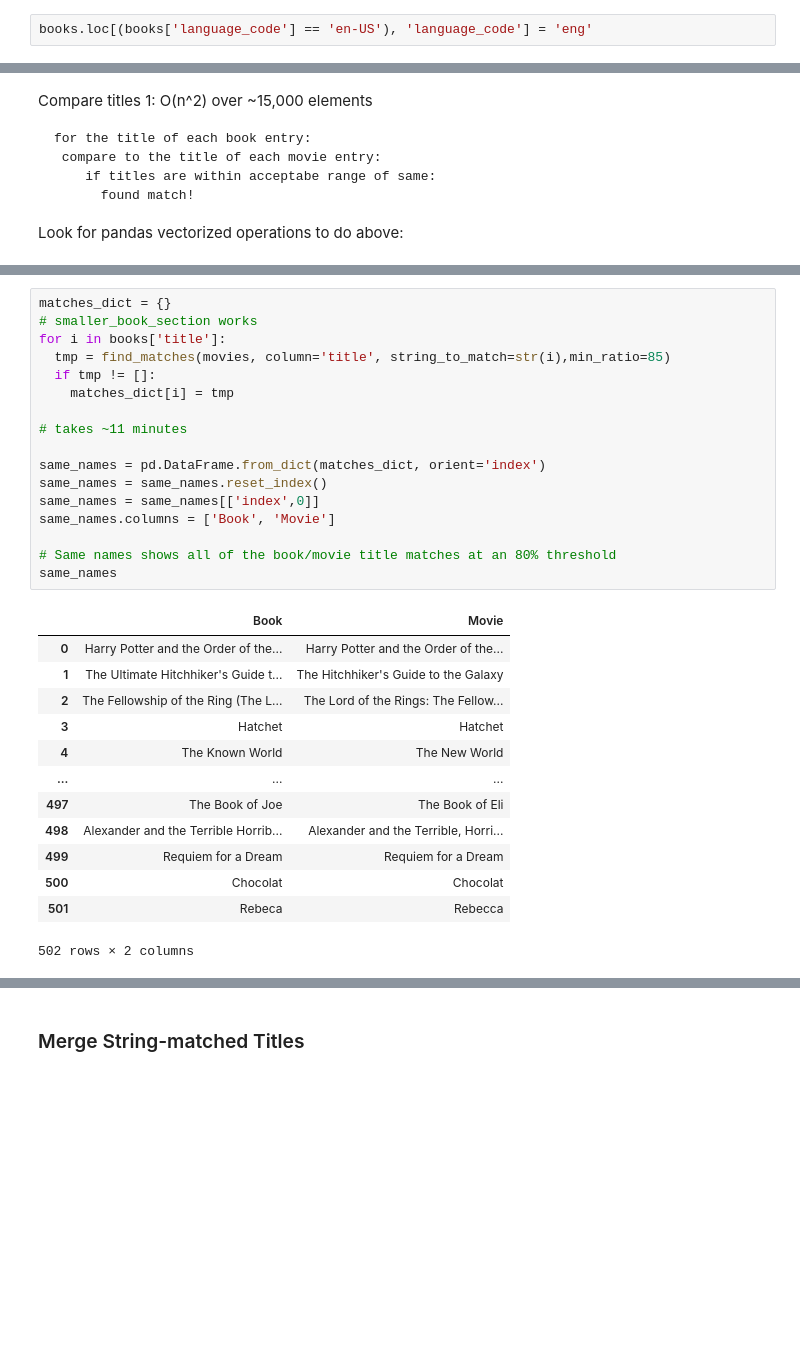
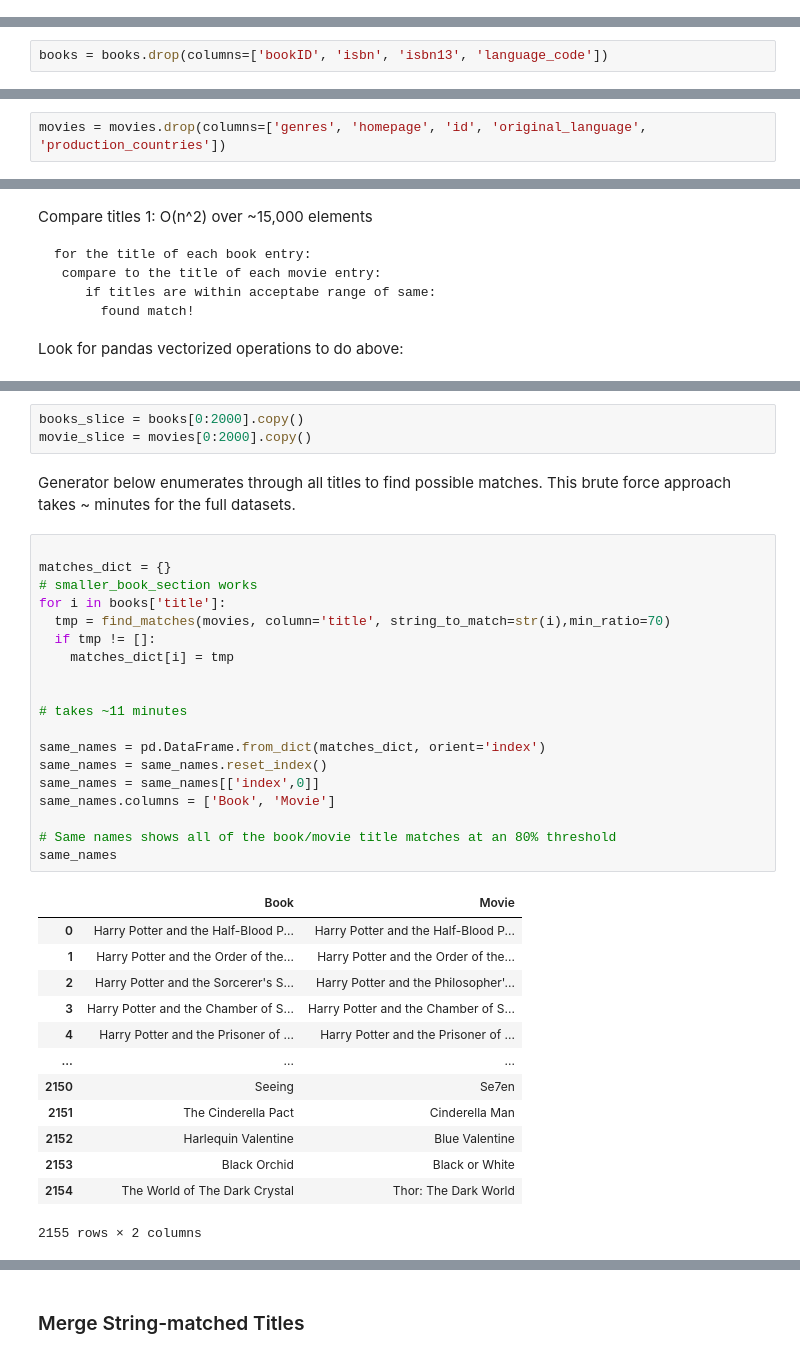
Before and after one commit to noahjett/Movie-Goodreads-Analysis, a Jupyter notebook: Book_Movie_Analysis.ipynb, the cells around one changed output, grey strips where cells are left out. Saved outputs shown, nothing was run; the diff lists cells and outputs as text; blank space fills up the shorter version.

```diff
--- a/Book_Movie_Analysis.ipynb
+++ b/Book_Movie_Analysis.ipynb
@@ -129,2 +148,0 @@ Changes language code 'en-US' to 'eng'
-# %%
-books.loc[(books['language_code'] == 'en-US'), 'language_code'] = 'eng'
@@ -131,3 +151,5 @@ books.loc[(books['language_code'] == 'en-US'), 'language_code'] = 'eng'
+# %%
+books = books.drop(columns=['bookID', 'isbn', 'isbn13', 'language_code'])
 # %%
 books.info()
 # %% [output]
@@ -196,3 +201,5 @@ movies.head(5)
+# %%
+movies = movies.drop(columns=['genres', 'homepage', 'id', 'original_language', 'production_countries'])
 # %%
 movies.info()
 # %% [output]
@@ -608,34 +507,41 @@ def find_matches(df, column, string_to_match, min_ratio):
     close_matches = [matches[0] for matches in matches if matches[1] >= min_ratio]
     #print('close_matches',close_matches)
     return close_matches
+# %%
+books_slice = books[0:2000].copy()
+movie_slice = movies[0:2000].copy()
+# %% [markdown]
+Generator below enumerates through all titles to find possible matches. This brute force approach takes ~ minutes for the full datasets.
 # %%
+
 matches_dict = {}
 # smaller_book_section works
 for i in books['title']:
-  tmp = find_matches(movies, column='title', string_to_match=str(i),min_ratio=85)
+  tmp = find_matches(movies, column='title', string_to_match=str(i),min_ratio=70)
   if tmp != []:
     matches_dict[i] = tmp
+
 
 # takes ~11 minutes
 
 same_names = pd.DataFrame.from_dict(matches_dict, orient='index')
 same_names = same_names.reset_index()
 same_names = same_names[['index',0]]
 same_names.columns = ['Book', 'Movie']
 
 # Same names shows all of the book/movie title matches at an 80% threshold
 same_names
 # %% [output]
 |  | Book | Movie |
-| 0 | Harry Potter and the Order of the... | Harry Potter and the Order of the... |
-| 1 | The Ultimate Hitchhiker's Guide t... | The Hitchhiker's Guide to the Galaxy |
-| 2 | The Fellowship of the Ring (The L... | The Lord of the Rings: The Fellow... |
-| 3 | Hatchet | Hatchet |
-| 4 | The Known World | The New World |
+| 0 | Harry Potter and the Half-Blood P... | Harry Potter and the Half-Blood P... |
+| 1 | Harry Potter and the Order of the... | Harry Potter and the Order of the... |
+| 2 | Harry Potter and the Sorcerer's S... | Harry Potter and the Philosopher'... |
+| 3 | Harry Potter and the Chamber of S... | Harry Potter and the Chamber of S... |
+| 4 | Harry Potter and the Prisoner of ... | Harry Potter and the Prisoner of ... |
 | ... | ... | ... |
-| 497 | The Book of Joe | The Book of Eli |
-| 498 | Alexander and the Terrible Horrib... | Alexander and the Terrible, Horri... |
-| 499 | Requiem for a Dream | Requiem for a Dream |
-| 500 | Chocolat | Chocolat |
-| 501 | Rebeca | Rebecca |
+| 2150 | Seeing | Se7en |
+| 2151 | The Cinderella Pact | Cinderella Man |
+| 2152 | Harlequin Valentine | Blue Valentine |
+| 2153 | Black Orchid | Black or White |
+| 2154 | The World of The Dark Crystal | Thor: The Dark World |
-502 rows × 2 columns
+2155 rows × 2 columns
```
Also changed, not shown: parts of 143 cells of this notebook.
